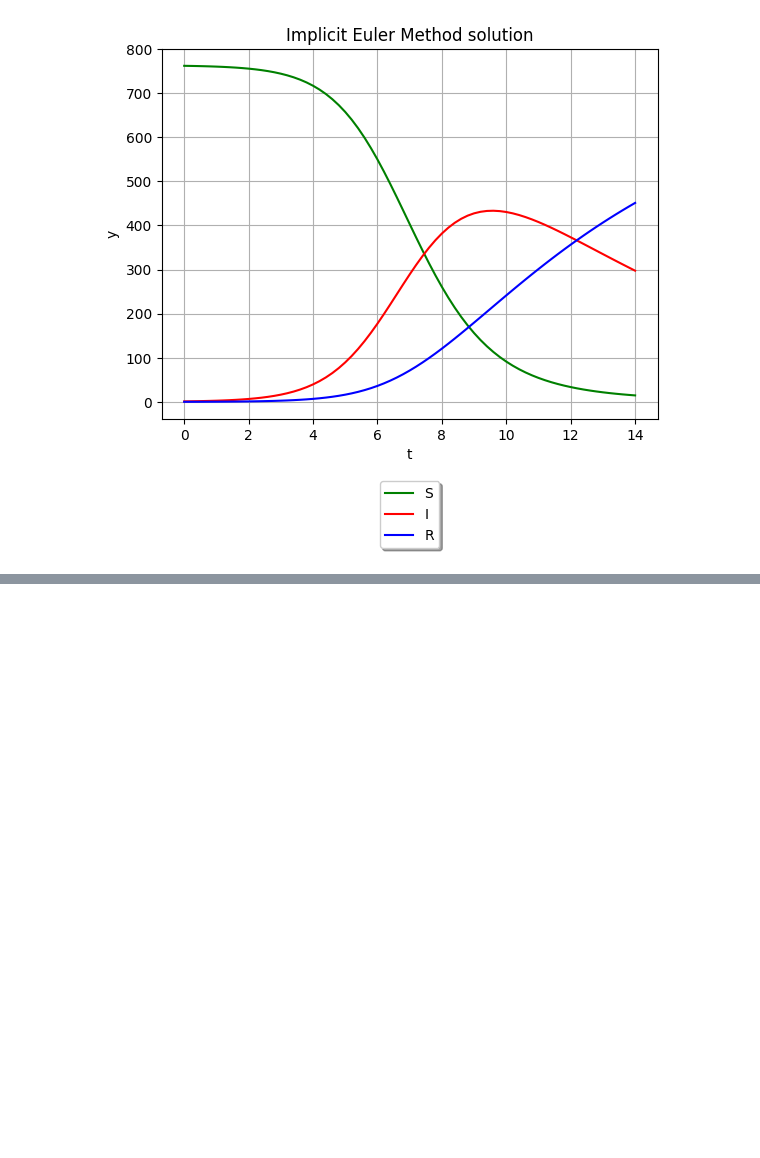
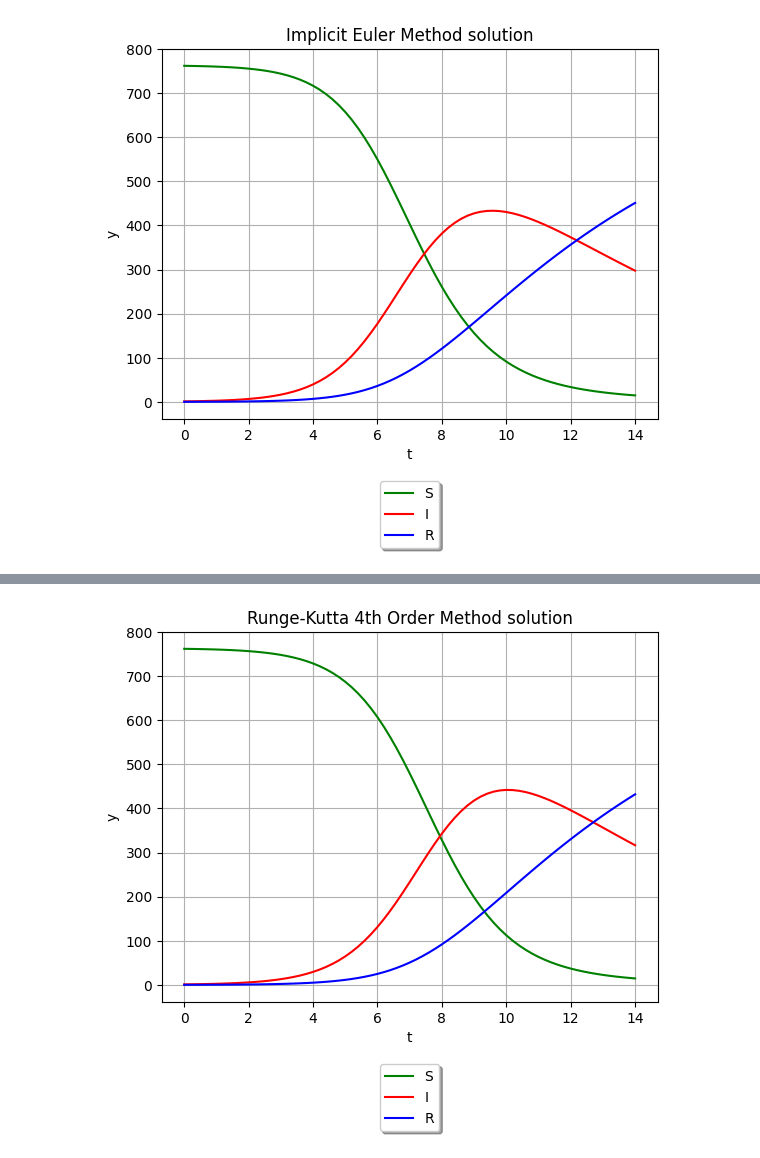
Before and after one commit to baramundi666/Computation-Methods-for-Science-and-Technology, a Jupyter notebook: lab-9/main.ipynb, the cells around one changed output, grey strips where cells are left out. Drawn from its saved outputs; the diff is of its cells as text; code cells hidden in the pictures; blank space fills up the shorter version.

```diff
--- a/lab-9/main.ipynb
+++ b/lab-9/main.ipynb
@@ -95,6 +95,7 @@ gamma = 1/7
 
 h = 0.2
 t_range = np.array([h*i for i in range(71)])
+all_values = {}
 # %%
 # Initial values
 S_values = [S_0]
@@ -115,6 +116,8 @@ for t in t_range:
     I_values.append(I)
     R_values.append(R)
 
+all_values["EXPL"] = (np.array(S_values), np.array(I_values), np.array(R_values))
+
 # Plot
 plt.title("Explicit Euler Method solution")
 plt.plot(t_range, S_values, color='green', label='S')
@@ -154,6 +157,8 @@ for t in t_range:
     I_values.append(I)
     R_values.append(R)
 
+all_values["IMPL"] = (np.array(S_values), np.array(I_values), np.array(R_values))
+
 # Plot
 plt.title("Implicit Euler Method solution")
 plt.plot(t_range, S_values, color='green', label='S')
@@ -208,0 +175,75 @@ plt.show()
+# %%
+# RK4 Method
+def rk4_method(S_0, I_0, R_0, beta, gamma, t_range, h):
+    # Initial values
+    S_values = [S_0]
+    I_values = [I_0]
+    R_values = [R_0]
+    S, I, R = S_0, I_0, R_0
+    N = S_0 + I_0 + R_0
+
+    k1, k2, k3, k4 = {}, {}, {}, {}
+
+    for t in t_range:
+        if t==0: continue
+        S_old = S
+        I_old = I
+        R_old = R
+
+        # k1
+        k1['S'] = -beta*I_old*S_old/N
+        k1['I'] = beta*I_old*S_old/N - gamma*I_old
+        k1['R'] = gamma*I_old
+
+        # k2
+        S_temp = S_old + 0.5*h*k1['S']
+        I_temp = I_old + 0.5*h*k1['I']
+        R_temp = R_old + 0.5*h*k1['R']
+        k2['S'] = -beta*I_temp*S_temp/N
+        k2['I'] = beta*I_temp*S_temp/N - gamma*I_temp
+        k2['R'] = gamma*I_temp
+
+        # k3
+        S_temp = S_old + 0.5*h*k2['S']
+        I_temp = I_old + 0.5*h*k2['I']
+        R_temp = R_old + 0.5*h*k2['R']
+        k3['S'] = -beta*I_temp*S_temp/N
+        k3['I'] = beta*I_temp*S_temp/N - gamma*I_temp
+        k3['R'] = gamma*I_temp
+
+        # k4
+        S_temp = S_old + h*k3['S']
+        I_temp = I_old + h*k3['I']
+        R_temp = R_old + h*k3['R']
+        k4['S'] = -beta*I_temp*S_temp/N
+        k4['I'] = beta*I_temp*S_temp/N - gamma*I_temp
+        k4['R'] = gamma*I_temp
+
+        # Update S, I, R
+        S = S_old + h/6*(k1['S'] + 2*k2['S'] + 2*k3['S'] + k4['S'])
+        I = I_old + h/6*(k1['I'] + 2*k2['I'] + 2*k3['I'] + k4['I'])
+        R = R_old + h/6*(k1['R'] + 2*k2['R'] + 2*k3['R'] + k4['R'])
+
+        S_values.append(S)
+        I_values.append(I)
+        R_values.append(R)
+
+    return S_values, I_values, R_values
+
+S_values, I_values, R_values = rk4_method(S_0, I_0, R_0, beta, gamma, t_range, h)
+
+all_values["RK4"] = (np.array(S_values), np.array(I_values), np.array(R_values))
+
+# Plot
+plt.title("Runge-Kutta 4th Order Method solution")
+plt.plot(t_range, S_values, color='green', label='S')
+plt.plot(t_range, I_values, color='red', label='I')
+plt.plot(t_range, R_values, color='blue', label='R')
+plt.xlabel('t')
+plt.ylabel('y')
+plt.legend(loc='upper center', bbox_to_anchor=(0.5, -0.15),
+        fancybox=True, shadow=True, ncol=1)
+plt.grid()
+plt.show()
+# %% [output]
+[figure, added]
```
Also changed, not shown: parts of 3 cells of this notebook, 6 other files.
